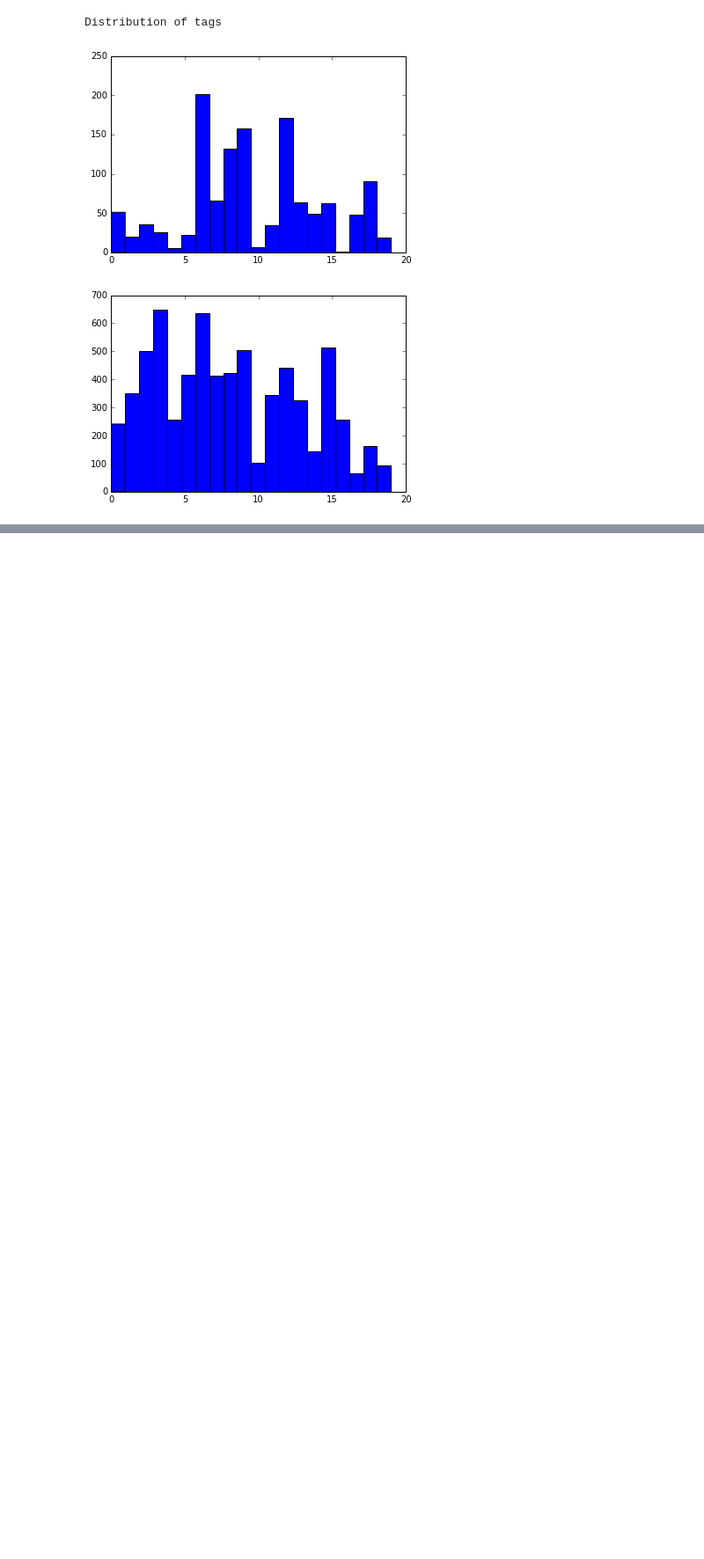
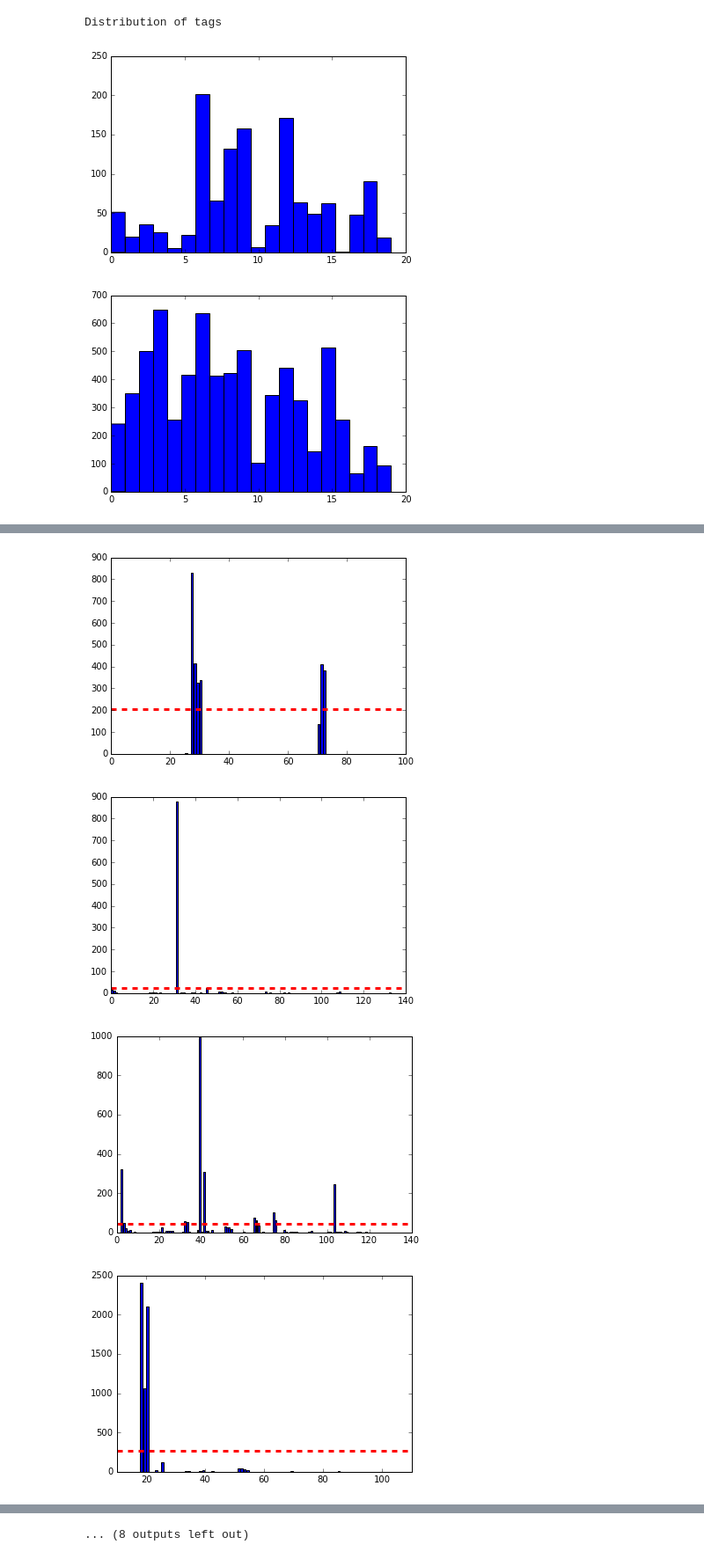
Before and after one commit to aalavandhan/bytecup, a Jupyter notebook: pre-process.ipynb, the cells around one changed output, grey strips where cells are left out. Shown at 88% size. Saved outputs shown, nothing was run; the diff lists cells and outputs as text; code cells hidden in the pictures; blank space fills up the shorter version.

```diff
--- a/pre-process.ipynb
+++ b/pre-process.ipynb
@@ -67,6 +67,9 @@ asked = train_info.groupby('question_id').count()['answered'].rename('asked')
 question_info = question_info.join(answered, on="question_id", how="left" ).join(asked, on="question_id", how="left")
 question_info['answered'] =  question_info['answered'].fillna(0)
 question_info['asked']    =  question_info['asked'].fillna(0)
+
+user_info['idx'] = user_info.index
+question_info['idx'] = question_info.index
 # %%
 def expand(df):
     row  = [ ]
@@ -200,0 +276,18 @@ Distribution of tags
+# %%
+sld = train_info[train_info.answered == 1].merge(user_info[['idx', 'user_id']], left_on='user_id', right_on='user_id', how='inner')
+
+sld = sld.merge(question_info[['idx', 'tag', 'question_id']], left_on='question_id', right_on='question_id', how='inner')
+
+sld = sld.merge(uTags, left_on='idx_x', right_on='user_id', how='inner')
+
+
+for i in range(20):
+    u = sld[sld.tag == i].groupby('tag_id').count()
+    plt.bar(u['idx_x'].index, u['idx_x'])
+    plt.axhline(u['idx_x'].mean(), color='red', linestyle='dashed', linewidth=3)
+    plt.show()
+# %% [output]
+[figure, added]
+[figure, added]
+[figure, added]
+[figure, added]
@@ -200,0 +302 @@ Distribution of tags
+... (8 outputs left out)
```
Also changed, not shown: parts of 15 cells of this notebook, 8 other files.
